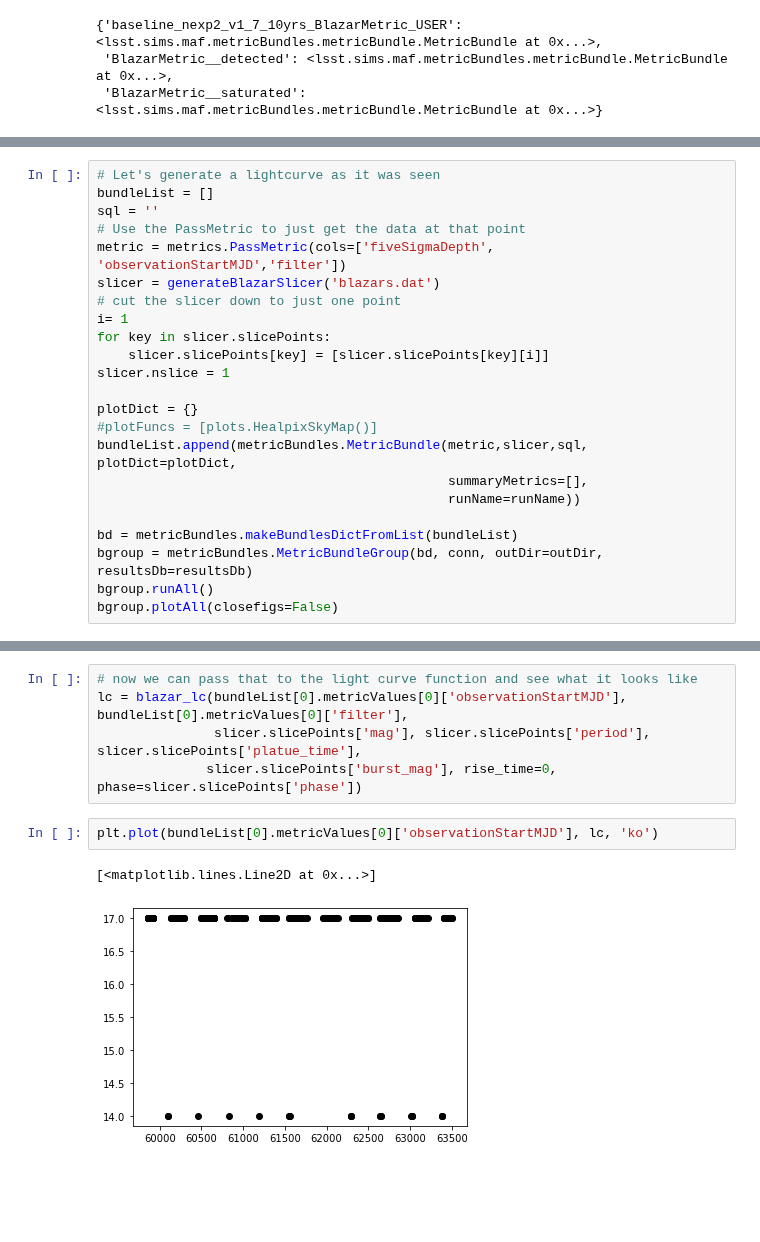
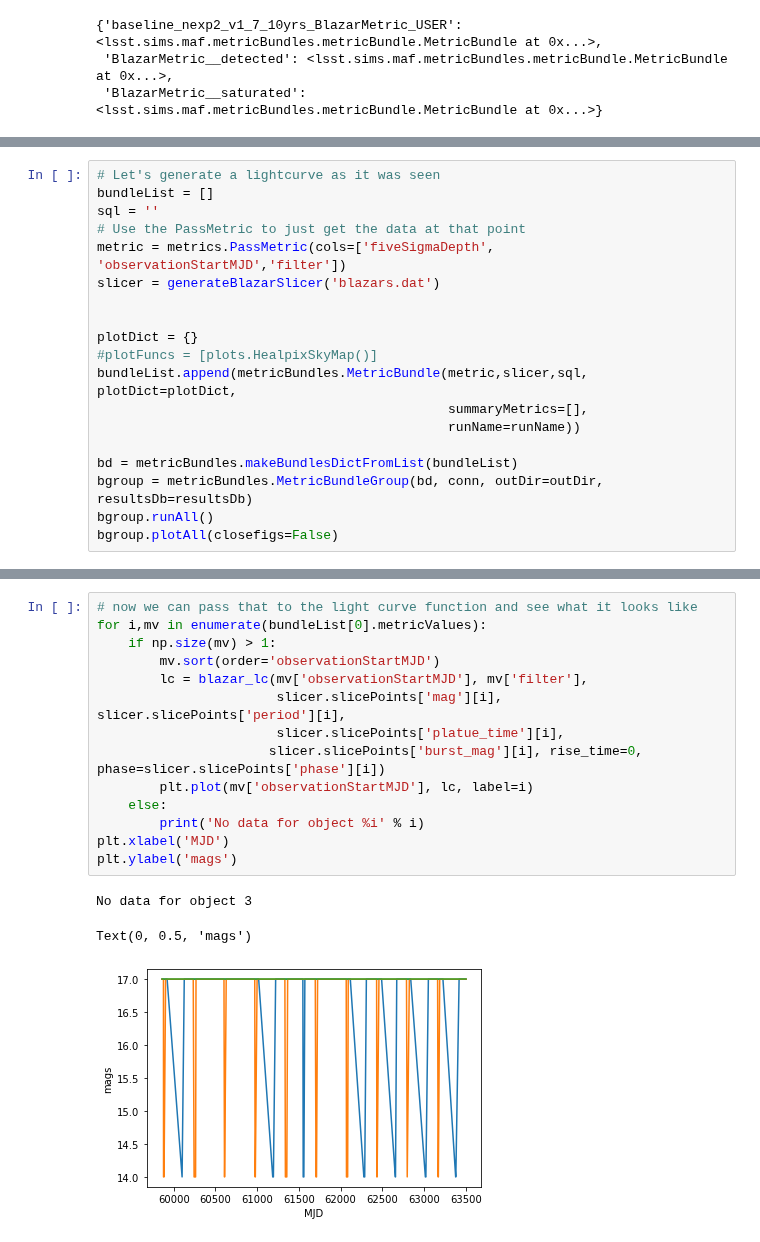
Before and after one commit to yoachim/21_Scratch, a Jupyter notebook: blazar_metric/blazar_saturation_metric.ipynb, the cells around one changed output, grey strips where cells are left out. Cells and saved outputs as stored; diff of their text form; blank space fills up the shorter version.

```diff
--- a/blazar_metric/blazar_saturation_metric.ipynb
+++ b/blazar_metric/blazar_saturation_metric.ipynb
@@ -183,11 +183,7 @@ sql = ''
 # Use the PassMetric to just get the data at that point
 metric = metrics.PassMetric(cols=['fiveSigmaDepth', 'observationStartMJD','filter'])
 slicer = generateBlazarSlicer('blazars.dat')
-# cut the slicer down to just one point
-i= 1
-for key in slicer.slicePoints:
-    slicer.slicePoints[key] = [slicer.slicePoints[key][i]]
-slicer.nslice = 1
+
 
 plotDict = {}
 #plotFuncs = [plots.HealpixSkyMap()]
@@ -232,11 +228,19 @@ masked_array(data=[array([(-31.46175186, 61967.4258483 , 23.11651842, 3.58917134
             dtype=object)
 # %%
 # now we can pass that to the light curve function and see what it looks like
-lc = blazar_lc(bundleList[0].metricValues[0]['observationStartMJD'], bundleList[0].metricValues[0]['filter'],
-               slicer.slicePoints['mag'], slicer.slicePoints['period'], slicer.slicePoints['platue_time'],
-              slicer.slicePoints['burst_mag'], rise_time=0, phase=slicer.slicePoints['phase'])
+for i,mv in enumerate(bundleList[0].metricValues):
+    if np.size(mv) > 1:
+        mv.sort(order='observationStartMJD')
+        lc = blazar_lc(mv['observationStartMJD'], mv['filter'],
+                       slicer.slicePoints['mag'][i], slicer.slicePoints['period'][i],
+                       slicer.slicePoints['platue_time'][i],
+                      slicer.slicePoints['burst_mag'][i], rise_time=0, phase=slicer.slicePoints['phase'][i])
+        plt.plot(mv['observationStartMJD'], lc, label=i)
+    else:
+        print('No data for object %i' % i)
+plt.xlabel('MJD')
+plt.ylabel('mags')
+# %% [output]
+No data for object 3
+Text(0, 0.5, 'mags')
+[figure, added]
-# %%
-plt.plot(bundleList[0].metricValues[0]['observationStartMJD'], lc, 'ko')
-# %% [output]
-[<matplotlib.lines.Line2D at 0x...>]
-[figure, removed]
```
Also changed, not shown: parts of 6 cells of this notebook, 1 other file.
